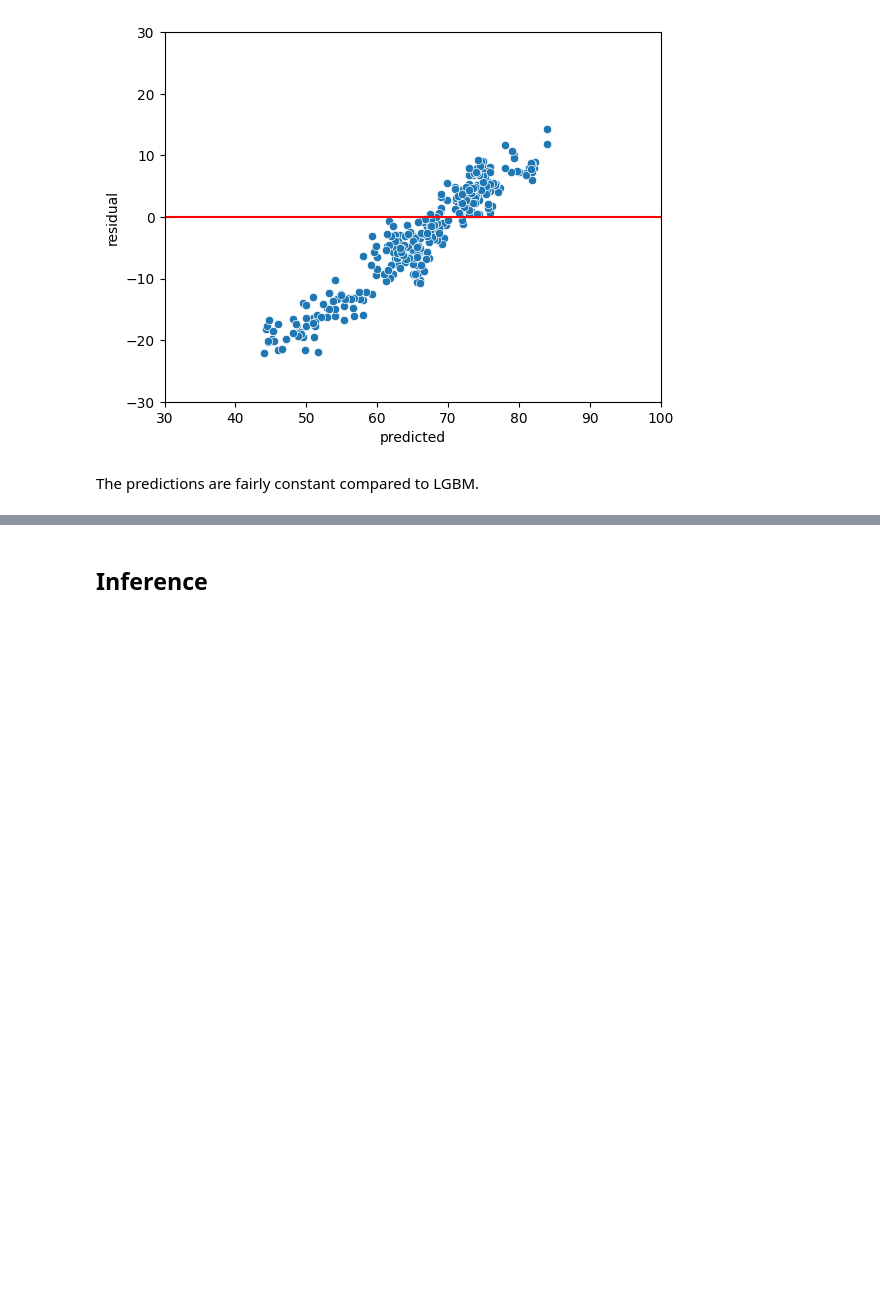
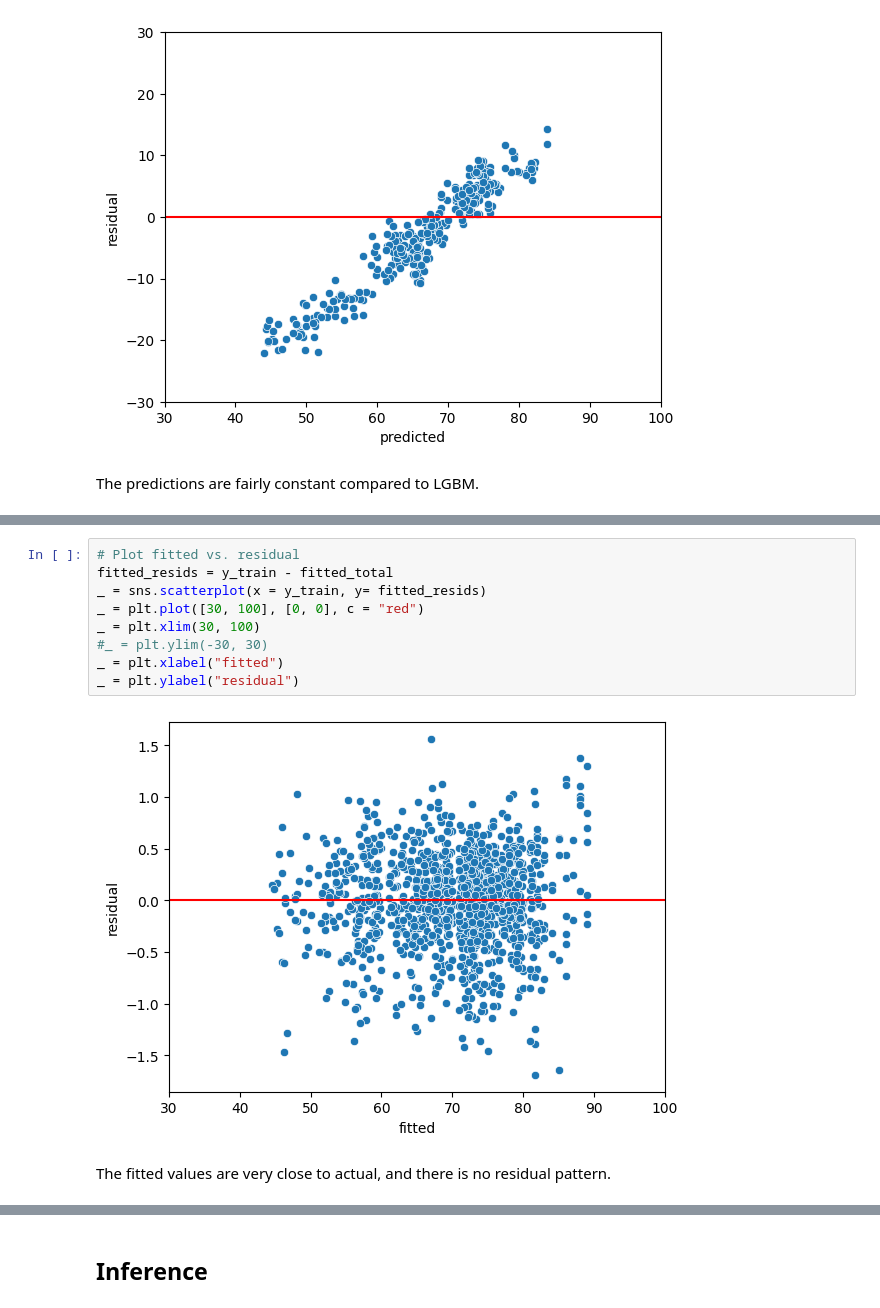
Before and after one commit to AhmetZamanis/PanelLifeExpectancy, a Jupyter notebook: 2.1_GPB.ipynb, the cells around one changed output, grey strips where cells are left out. Cells and saved outputs as stored; diff of their text form; blank space fills up the shorter version.

```diff
--- a/2.1_GPB.ipynb
+++ b/2.1_GPB.ipynb
@@ -257,0 +294,13 @@ The predictions are fairly constant compared to LGBM.
+# %%
+# Plot fitted vs. residual
+fitted_resids = y_train - fitted_total
+_ = sns.scatterplot(x = y_train, y= fitted_resids)
+_ = plt.plot([30, 100], [0, 0], c = "red")
+_ = plt.xlim(30, 100)
+#_ = plt.ylim(-30, 30)
+_ = plt.xlabel("fitted")
+_ = plt.ylabel("residual")
+# %% [output]
+[figure, added]
+# %% [markdown]
+The fitted values are very close to actual, and there is no residual pattern.
```
Also changed, not shown: parts of 16 cells of this notebook, 1 other file.
